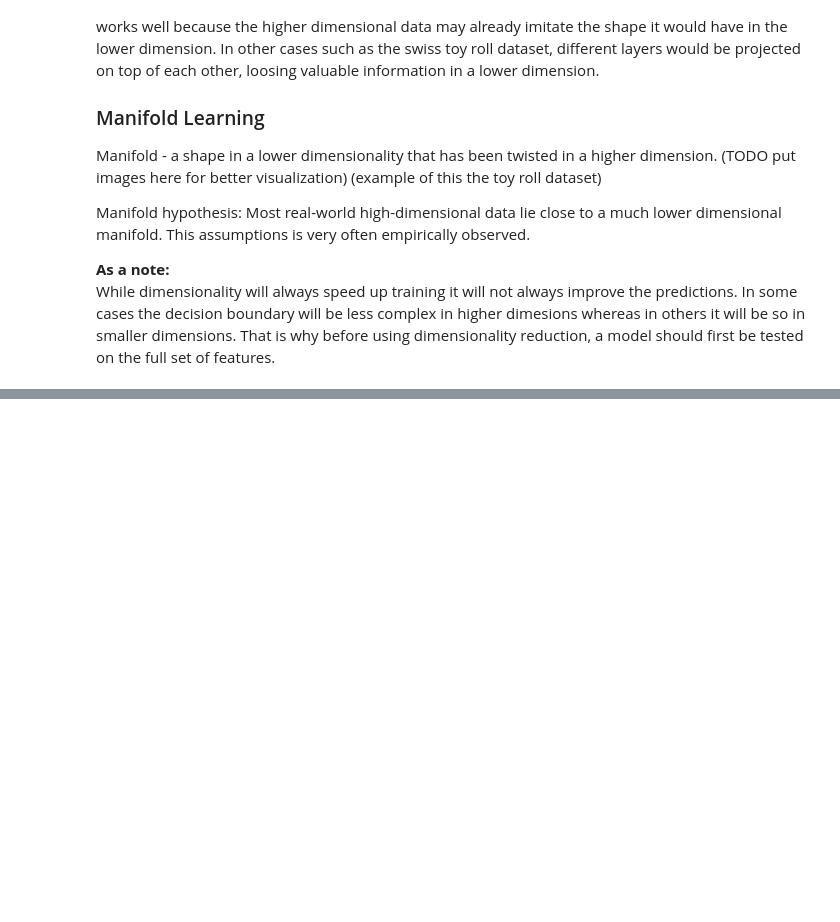
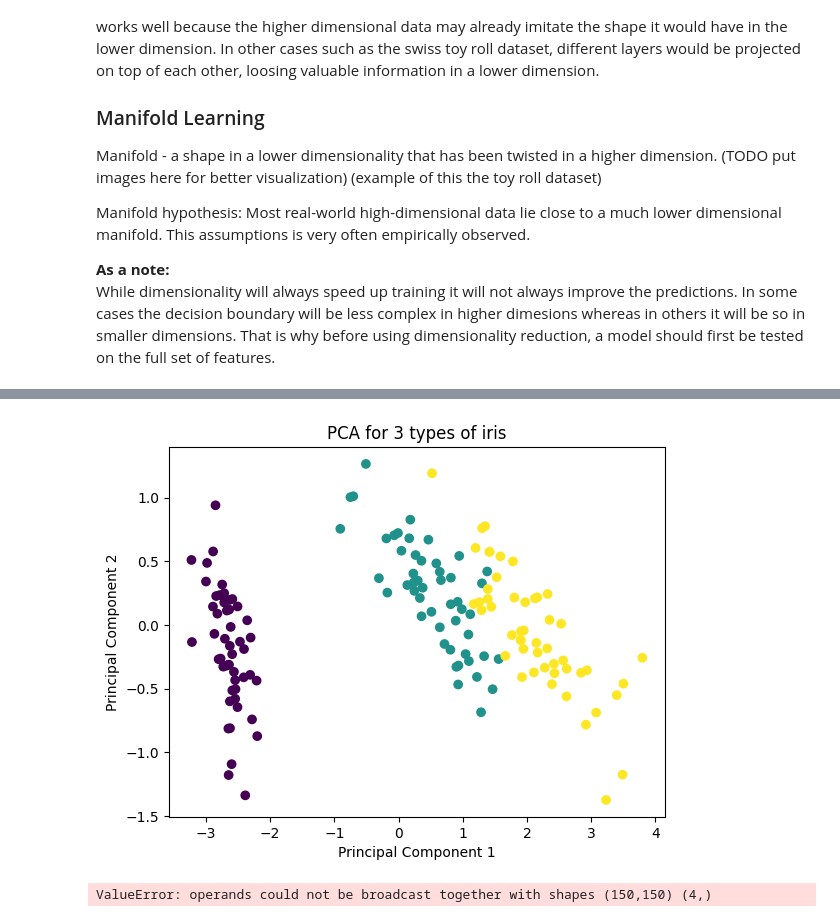
Before and after one commit to katie-hofschen/ml_from_scratch, a Jupyter notebook: PCA.ipynb, the cells around one changed output, grey strips where cells are left out. Drawn from its saved outputs; the diff is of its cells as text; code cells hidden in the pictures; blank space fills up the shorter version.

Commit message:
PCA using matrix cofactorization

```diff
--- a/PCA.ipynb
+++ b/PCA.ipynb
@@ -59,0 +86,44 @@ The singular values are are all of the principal components and can be sorted in
+# %%
+class PCA:
+    def __init__(self, n_components):
+        self.n_components = n_components
+        self.components = None
+        self.mean = None
+
+    def fit(self, X):
+        self.mean = np.mean(X, axis=0)
+        centered_X = X - self.mean
+
+        # get the covariance matrix and its eigenvalues /-vectors
+        cov_X =  np.cov(centered_X.T)
+        eigenvalues, eigenvectors = np.linalg.eig(cov_X)
+        eigenvectors = eigenvectors.T
+
+        # sort the eigenvalues in descending order
+        ids = np.argsort(eigenvalues)[::-1]
+        eigenvalues = eigenvalues[ids]
+        eigenvectors = eigenvectors[ids]
+
+        self.components = eigenvectors[0:self.n_components]
+
+
+    def transform(self, X):
+        centered_X = X - self.mean
+        return np.dot(centered_X, self.components.T)
+# %%
+iris_data = datasets.load_iris()
+X = iris_data.data
+y = iris_data.target
+# %%
+iris_pca = PCA(2)
+
+iris_pca.fit(X)
+projected = iris_pca.transform(X)
+
+plt.scatter(projected[:,0], projected[:,1], c=y)
+plt.title("PCA for 3 types of iris")
+plt.xlabel("Principal Component 1")
+plt.ylabel("Principal Component 2")
+plt.show()
+# %% [output]
+[figure, added]
@@ -59,0 +149,13 @@ The singular values are are all of the principal components and can be sorted in
+# %%
+iris_pca_svd = PCA_svd(2)
+
+iris_pca_svd.fit(X)
+projected_svd = iris_pca_svd.transform(X)
+
+plt.scatter(projected_svd[:,0], projected_svd[:,1], c=y)
+plt.title("PCA for 3 types of iris")
+plt.xlabel("Principal Component 1")
+plt.ylabel("Principal Component 2")
+plt.show()
+# %% [output]
+ValueError: operands could not be broadcast together with shapes (150,150) (4,)
```
Also changed, not shown: parts of 3 cells of this notebook.
